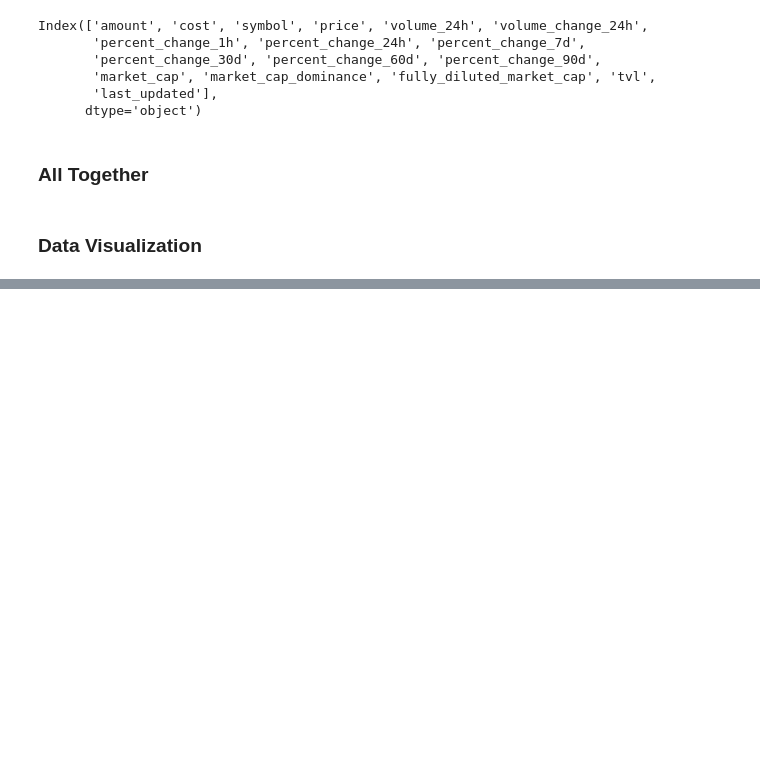
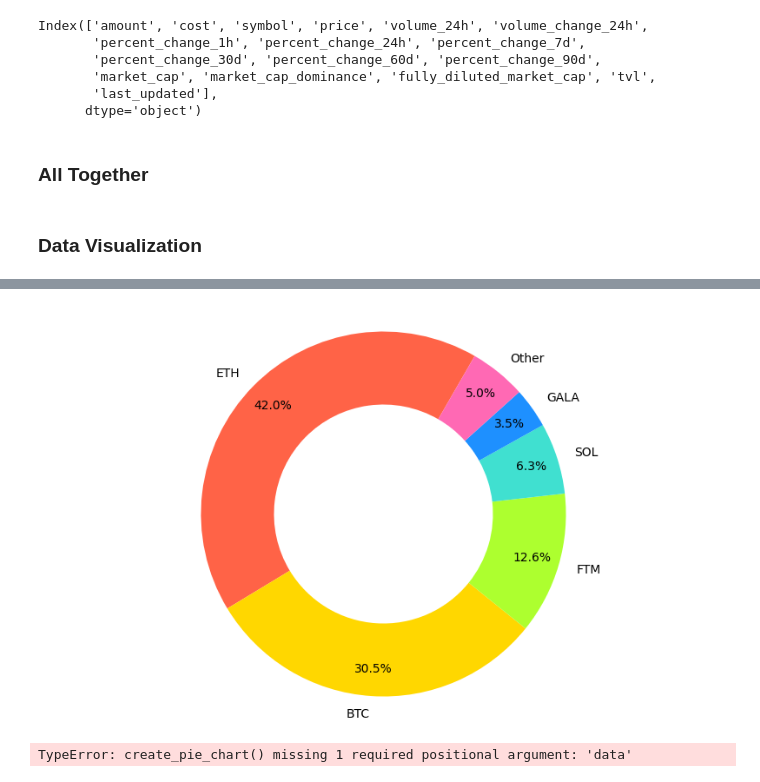
Before and after one commit to ericfflynn/crypto-portolio-dashboard, a Jupyter notebook: Notebooks/Part 3.ipynb, the cells around one changed output, grey strips where cells are left out. Drawn from its saved outputs; the diff is of its cells as text; code cells hidden in the pictures; blank space fills up the shorter version.

Commit message:
Final updates with new values

```diff
--- a/Notebooks/Part 3.ipynb
+++ b/Notebooks/Part 3.ipynb
@@ -271,0 +308,49 @@ Index(['amount', 'cost', 'symbol', 'price', 'volume_24h', 'volume_change_24h',
+# %%
+# Ensure the inline backend is used for matplotlib
+%matplotlib inline
+
+# def display_pie_chart(data):
+#     df = data[['symbol','value']]
+#     def group_top_n(data, n=5):
+#         data = data.sort_values(by='value', ascending=False).reset_index(drop=True)
+#         top_n = data.iloc[:n]
+#         other = pd.DataFrame([{
+#             'symbol': 'Other',
+#             'value': data.iloc[n:]['value'].sum()
+#         }])
+#         grouped_data = pd.concat([top_n, other], ignore_index=True)
+#         return grouped_data
+#     grouped_df = group_top_n(df)
+
+def create_pie_chart(data, n):
+    data = data.sort_values(by='value', ascending=False).reset_index(drop=True)
+    top_n = data.iloc[:n]
+    other = pd.DataFrame([{
+        'symbol': 'Other',
+        'value': data.iloc[n:]['value'].sum()
+    }])
+    grouped_data = pd.concat([top_n, other], ignore_index=True)
+
+    custom_colors = ['#FF6347', '#FFD700', '#ADFF2F', '#40E0D0', '#1E90FF', '#FF69B4']
+    fig, ax = plt.subplots(figsize=(10, 6))
+    wedges = ax.pie(
+        grouped_data['value'],
+        labels=grouped_data['symbol'],
+        autopct='%1.1f%%',
+        startangle=60,
+        colors=custom_colors,
+        pctdistance=0.85,
+        labeldistance=1.1,
+        wedgeprops=dict(width=0.4)
+    )
+
+    ax.axis('equal')
+    plt.show()
+
+create_pie_chart(coins, 5)
+# %% [output]
+[figure, added]
+# %%
+create_pie_chart()
+# %% [output]
+TypeError: create_pie_chart() missing 1 required positional argument: 'data'
```
Also changed, not shown: parts of 9 cells of this notebook, 3 other files.
